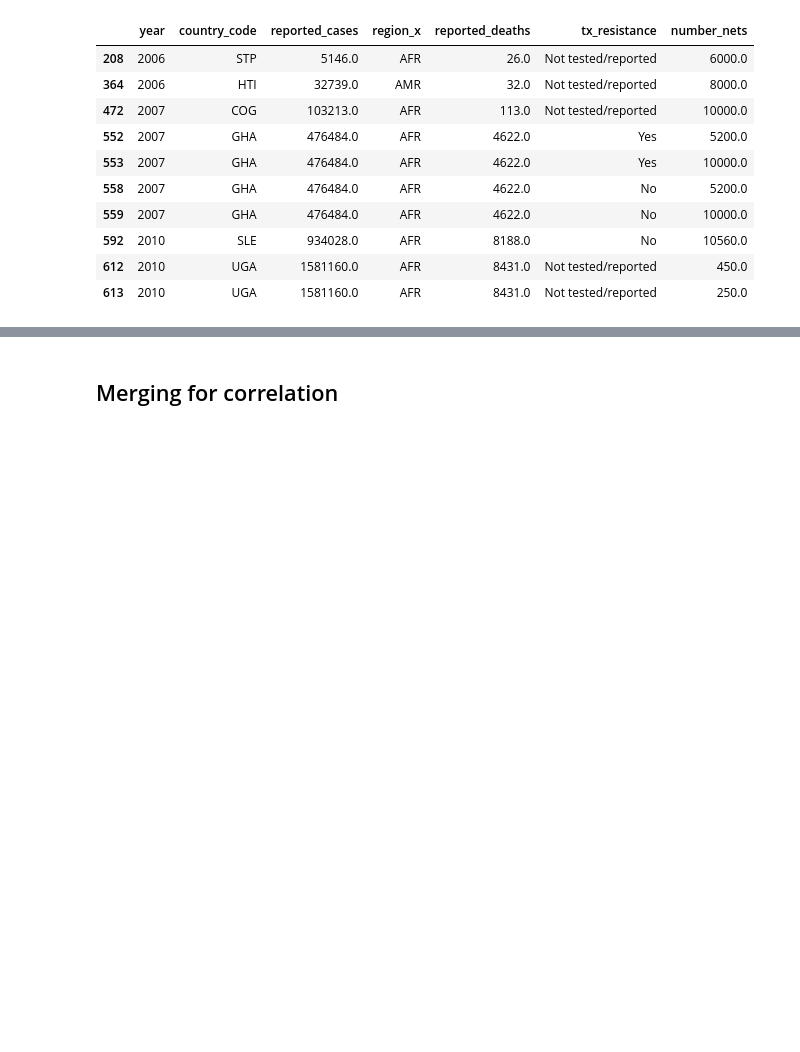
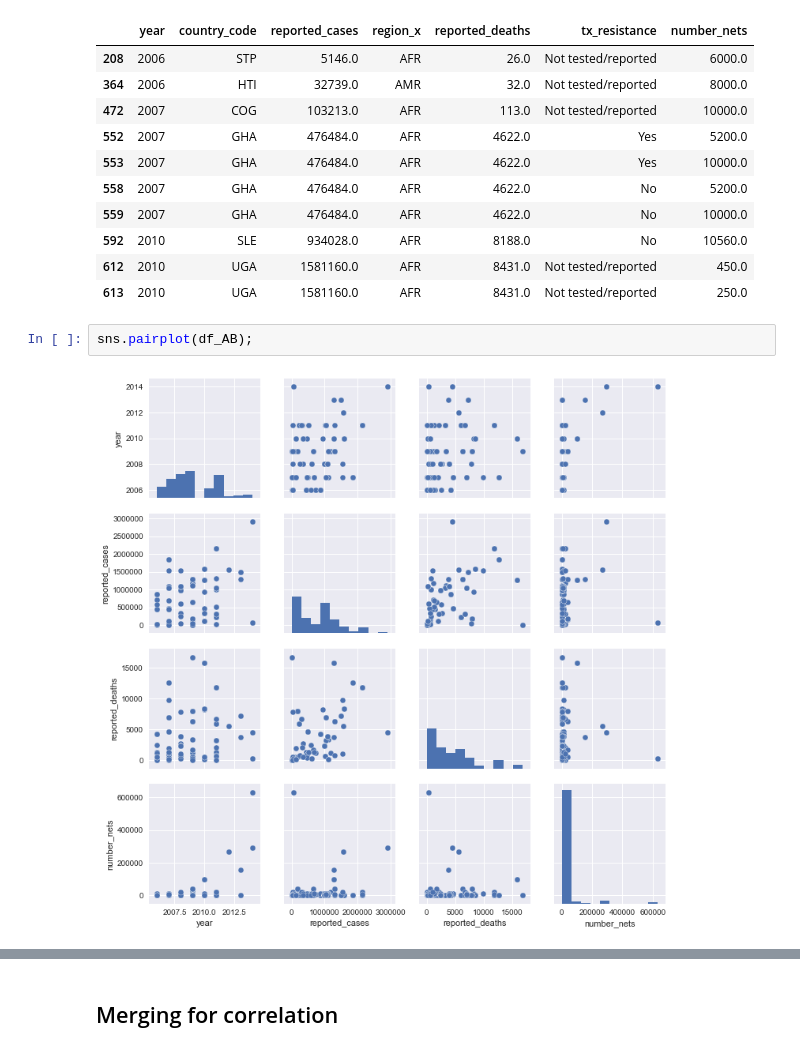
Before and after one commit to jzallen07/Springboard-Capstone-1-Tracking-Malaria, a Jupyter notebook: Capstone 1.ipynb, the cells around one changed output, grey strips where cells are left out. Drawn from its saved outputs; the diff is of its cells as text; blank space fills up the shorter version.

```diff
--- a/Capstone 1.ipynb
+++ b/Capstone 1.ipynb
@@ -655,3 +656,7 @@ df_AB.head(10)
 | 592 | 2010 | SLE | 934028.0 | AFR | 8188.0 | No | 10560.0 |
 | 612 | 2010 | UGA | 1581160.0 | AFR | 8431.0 | Not tested/reported | 450.0 |
 | 613 | 2010 | UGA | 1581160.0 | AFR | 8431.0 | Not tested/reported | 250.0 |
+# %%
+sns.pairplot(df_AB);
+# %% [output]
+[figure, added]
```
Also changed, not shown: parts of 25 cells of this notebook.
